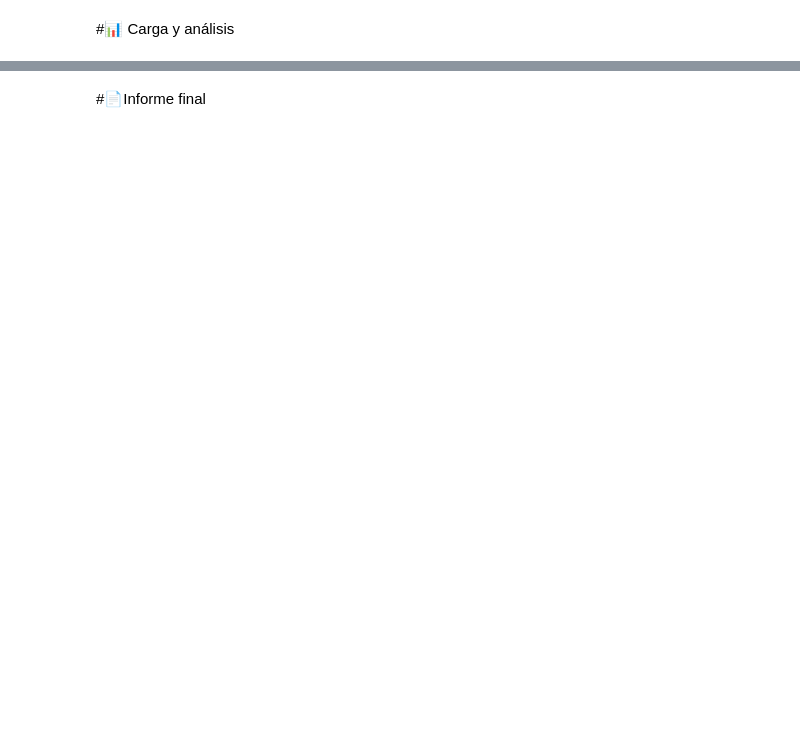
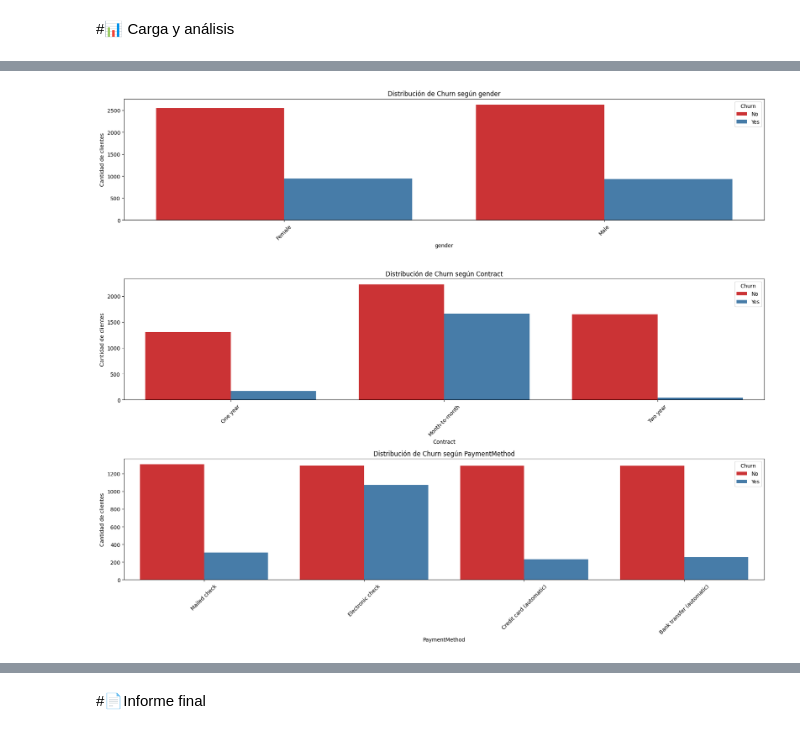
Before and after one commit to Ponch-byte98/Telecom-X_Alura-2, a Jupyter notebook: TelecomX_LATAM.ipynb, the cells around one changed output, grey strips where cells are left out. Cells and saved outputs as stored; diff of their text form; code cells hidden in the pictures; blank space fills up the shorter version.

```diff
--- a/TelecomX_LATAM.ipynb
+++ b/TelecomX_LATAM.ipynb
@@ -19,0 +74,7 @@ datos.head()
+# %%
+for col in df.columns:
+    if df[col].apply(lambda x: isinstance(x, dict)).any():
+        print(f"La columna '{col}' contiene diccionarios.")
+
+charges_expanded = pd.json_normalize(df['Charges'])
+df = pd.concat([df.drop(columns=['Charges']), charges_expanded], axis=1)
@@ -19,0 +111,17 @@ datos.head()
+# %%
+import numpy as np
+
+
+df['Total'] = pd.to_numeric(df['Total'], errors='coerce')
+print("Valores NaN en 'Total':", df['Total'].isnull().sum())
+
+
+df['Churn'] = df['Churn'].replace('', np.nan)
+print("Valores NaN en 'Churn':", df['Churn'].isnull().sum())
+
+df_clean = df.dropna(subset=['Churn'])
+
+
+print("Datos después de limpieza de 'Churn':")
+print(df['Churn'].value_counts(dropna=False))
+print("Dimensiones después de limpieza:", df.shape)
@@ -19,0 +138,3 @@ datos.head()
+# %%
+df['Cuentas_Diarias'] = df['Monthly'] / 30
+print(df[['Monthly', 'Cuentas_Diarias']].head())
@@ -21,0 +190,18 @@ datos.head()
+# %%
+categorical_vars = ['gender', 'Contract', 'PaymentMethod']
+
+plt.figure(figsize=(18, 5 * len(categorical_vars)))
+
+for i, var in enumerate(categorical_vars, 1):
+    plt.subplot(len(categorical_vars), 1, i)
+    sns.countplot(data=df, x=var, hue='Churn', palette='Set1')
+    plt.title(f'Distribución de Churn según {var}')
+    plt.xlabel(var)
+    plt.ylabel('Cantidad de clientes')
+    plt.legend(title='Churn')
+    plt.xticks(rotation=45)
+
+plt.tight_layout()
+plt.show()
+# %% [output]
+[figure, added]
```
Also changed, not shown: parts of 14 cells of this notebook.
